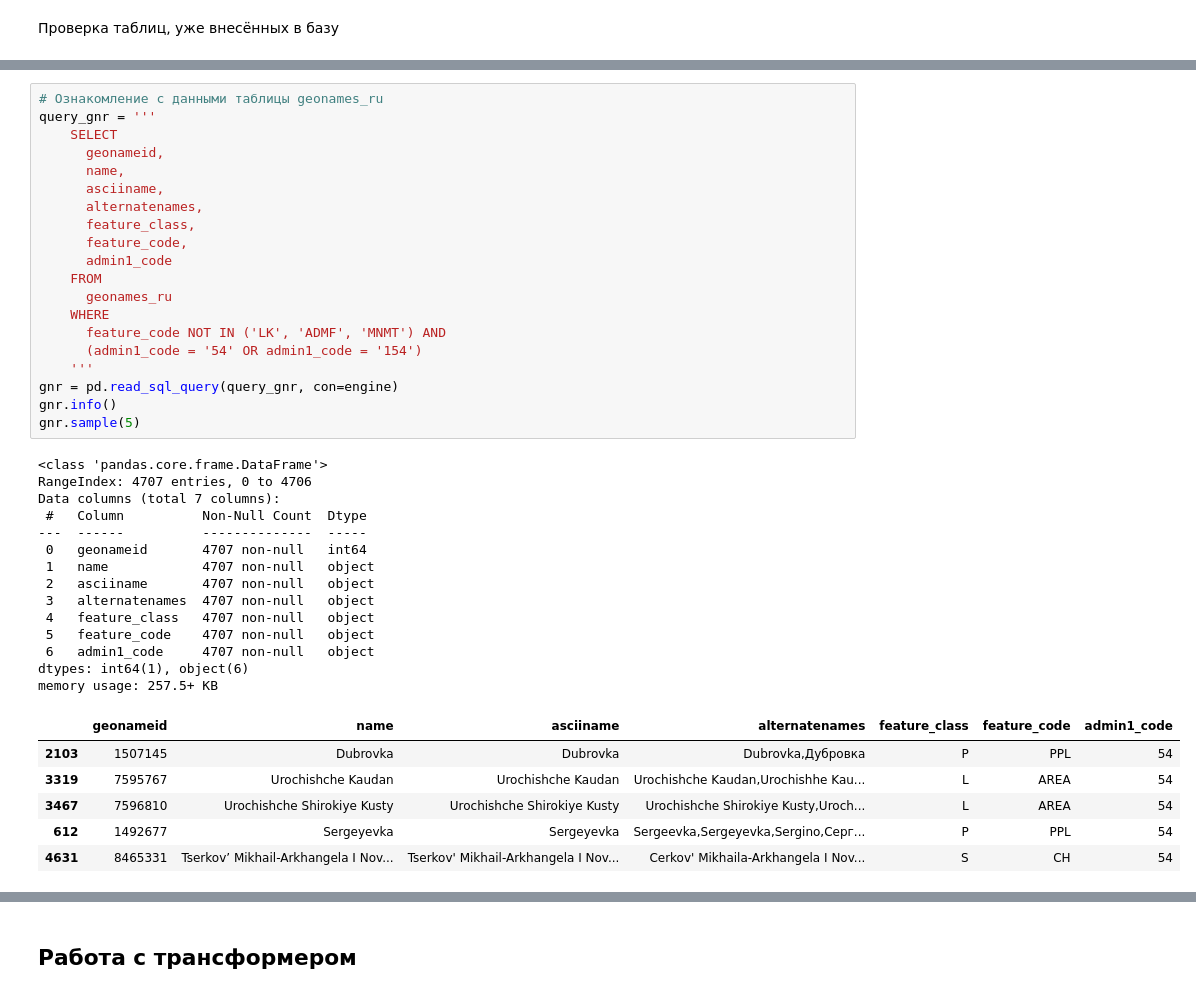
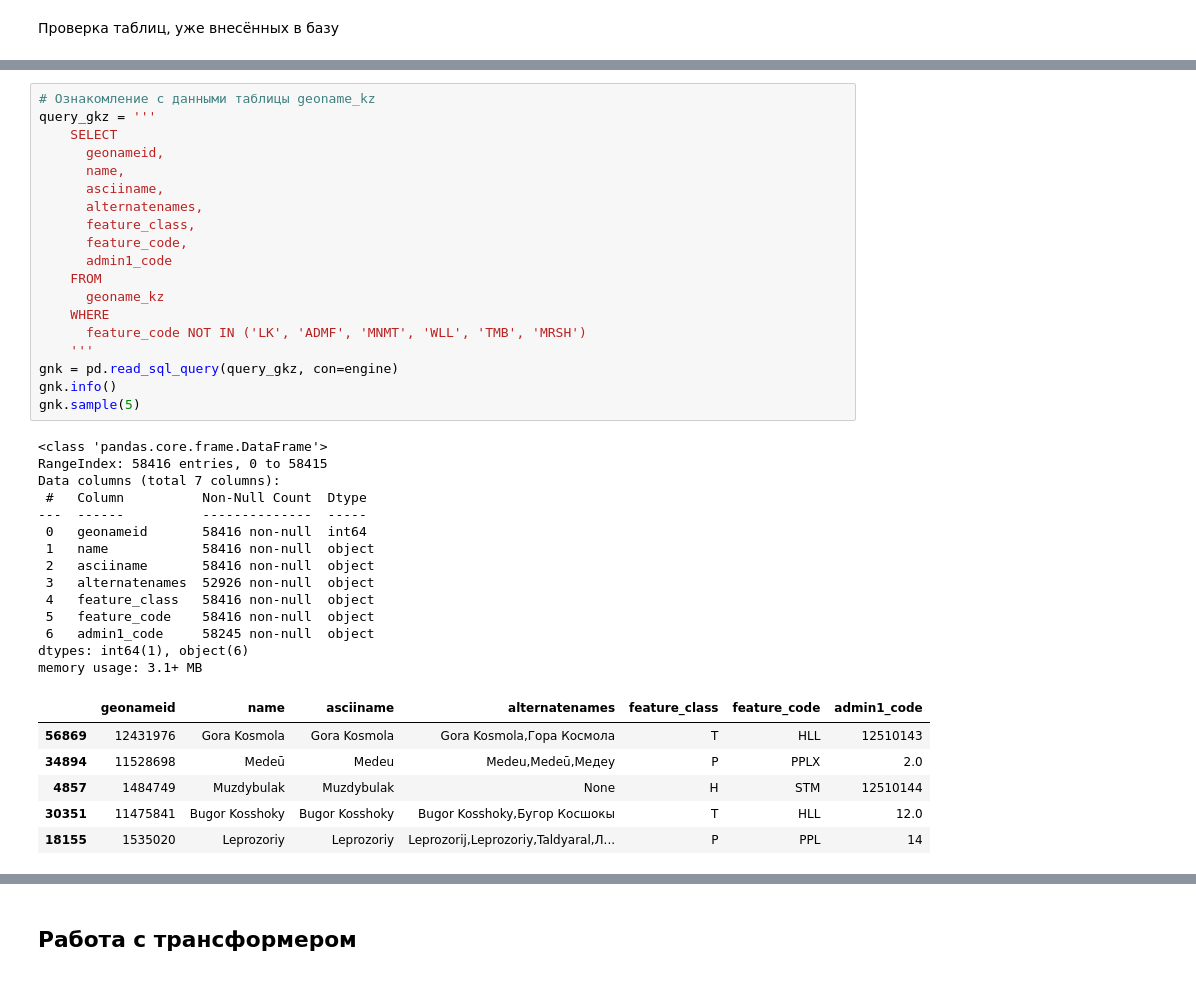
Before and after one commit to denis-42ds/geo_names_comparison, a Jupyter notebook: geonames_comparison.ipynb, the cells around one changed output, grey strips where cells are left out. Saved outputs shown, nothing was run; the diff lists cells and outputs as text.

```diff
--- a/geonames_comparison.ipynb
+++ b/geonames_comparison.ipynb
@@ -75,41 +108,40 @@ print(f"существующие в базе таблицы: {existing_tables}")
 # %%
-# Ознакомление с данными таблицы geonames_ru
-query_gnr = '''
+# Ознакомление с данными таблицы geoname_kz
+query_gkz = '''
     SELECT
       geonameid,
       name,
       asciiname,
       alternatenames,
       feature_class,
       feature_code,
       admin1_code
     FROM
-      geonames_ru
+      geoname_kz
     WHERE
-      feature_code NOT IN ('LK', 'ADMF', 'MNMT') AND
-      (admin1_code = '54' OR admin1_code = '154')
+      feature_code NOT IN ('LK', 'ADMF', 'MNMT', 'WLL', 'TMB', 'MRSH')
     '''
-gnr = pd.read_sql_query(query_gnr, con=engine)
-gnr.info()
-gnr.sample(5)
+gnk = pd.read_sql_query(query_gkz, con=engine)
+gnk.info()
+gnk.sample(5)
 # %% [output]
 <class 'pandas.core.frame.DataFrame'>
-RangeIndex: 4707 entries, 0 to 4706
+RangeIndex: 58416 entries, 0 to 58415
 Data columns (total 7 columns):
  #   Column          Non-Null Count  Dtype
 ---  ------          --------------  -----
- 0   geonameid       4707 non-null   int64
- 1   name            4707 non-null   object
- 2   asciiname       4707 non-null   object
- 3   alternatenames  4707 non-null   object
- 4   feature_class   4707 non-null   object
- 5   feature_code    4707 non-null   object
- 6   admin1_code     4707 non-null   object
+ 0   geonameid       58416 non-null  int64
+ 1   name            58416 non-null  object
+ 2   asciiname       58416 non-null  object
+ 3   alternatenames  52926 non-null  object
+ 4   feature_class   58416 non-null  object
+ 5   feature_code    58416 non-null  object
+ 6   admin1_code     58245 non-null  object
 dtypes: int64(1), object(6)
-memory usage: 257.5+ KB
+memory usage: 3.1+ MB
 |  | geonameid | name | asciiname | alternatenames | feature_class | feature_code | admin1_code |
-| 2103 | 1507145 | Dubrovka | Dubrovka | Dubrovka,Дубровка | P | PPL | 54 |
-| 3319 | 7595767 | Urochishche Kaudan | Urochishche Kaudan | Urochishche Kaudan,Urochishhe Kau... | L | AREA | 54 |
-| 3467 | 7596810 | Urochishche Shirokiye Kusty | Urochishche Shirokiye Kusty | Urochishche Shirokiye Kusty,Uroch... | L | AREA | 54 |
-| 612 | 1492677 | Sergeyevka | Sergeyevka | Sergeevka,Sergeyevka,Sergino,Серг... | P | PPL | 54 |
-| 4631 | 8465331 | Tserkov’ Mikhail-Arkhangela I Nov... | Tserkov' Mikhail-Arkhangela I Nov... | Cerkov' Mikhaila-Arkhangela I Nov... | S | CH | 54 |
+| 56869 | 12431976 | Gora Kosmola | Gora Kosmola | Gora Kosmola,Гора Космола | T | HLL | 12510143 |
+| 34894 | 11528698 | Medeū | Medeu | Medeu,Medeū,Медеу | P | PPLX | 2.0 |
+| 4857 | 1484749 | Muzdybulak | Muzdybulak | None | H | STM | 12510144 |
+| 30351 | 11475841 | Bugor Kosshoky | Bugor Kosshoky | Bugor Kosshoky,Бугор Косшокы | T | HLL | 12.0 |
+| 18155 | 1535020 | Leprozoriy | Leprozoriy | Leprozorij,Leprozoriy,Taldyaral,Л... | P | PPL | 14 |
```
Also changed, not shown: parts of 43 cells of this notebook, 4 other files.
